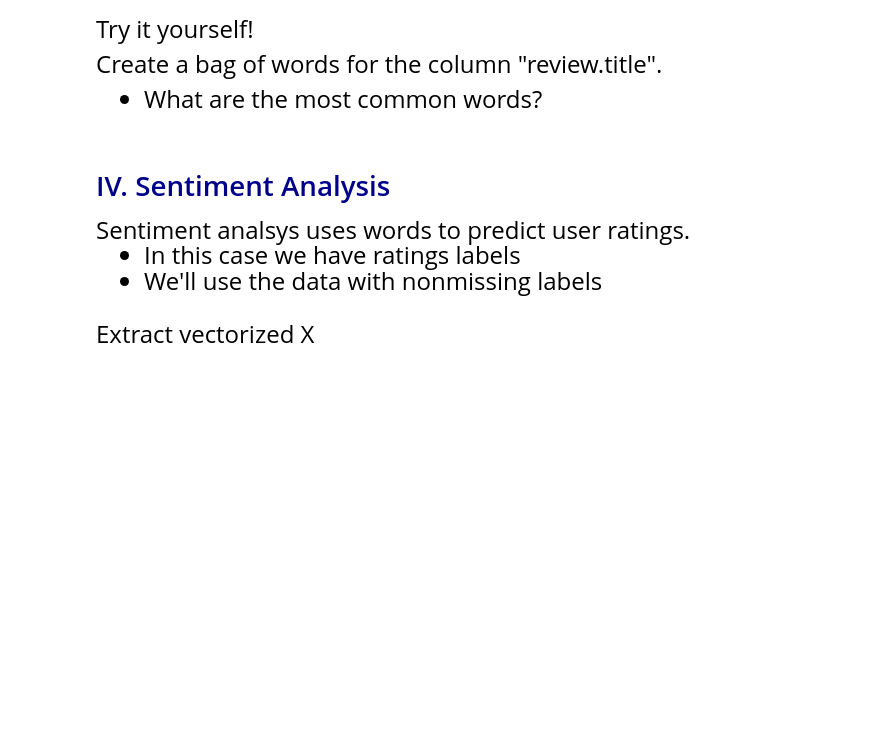
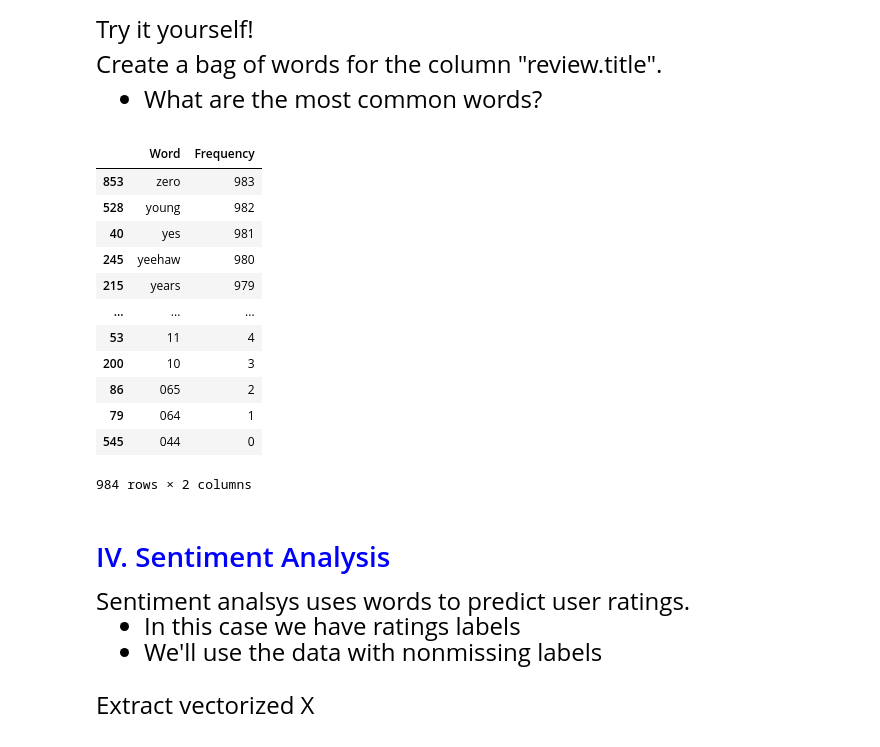
Before and after one commit to amanda-midd/datasci530fall2026, a Jupyter notebook: Lecture 19/Lecture 19 - Text Analysis.ipynb, the cells around one changed output. Drawn from its saved outputs; the diff is of its cells as text; code cells hidden in the pictures; blank space fills up the shorter version.

```diff
--- a/Lecture 19/Lecture 19 - Text Analysis.ipynb
+++ b/Lecture 19/Lecture 19 - Text Analysis.ipynb
@@ -212,5 +207,45 @@ Create a bag of words for the column "review.title".
+# %%
+# Write your own code
+
+review_title = data_nonmissing["reviews.title"]
+
+# First 20 English stop words
+# list(ENGLISH_STOP_WORDS)[0:20]
+stop_words = list(ENGLISH_STOP_WORDS)
+
+# Count vectorizer
+
+# Check for distinct words across all reviews
+word_model = CountVectorizer(min_df=1, # used to filter out words depending  on how often they occur.
+                                      # this only keeps words if they are mentioned at least 1 times
+                       stop_words= stop_words) # Remove any stop words
+word_model.fit(review_title)
+
+# Extract words in vocabulary and frequency
+title_vocabulary = word_model.vocabulary_
+
+# Convert to dataframe
+frequency_title_words  = pd.DataFrame(title_vocabulary.items(),
+                                columns=['Word', 'Frequency'])
+
+# Display sorted dataset
+frequency_title_words.sort_values(by = "Frequency",ascending=False)
+# %% [output]
+|  | Word | Frequency |
+| 853 | zero | 983 |
+| 528 | young | 982 |
+| 40 | yes | 981 |
+| 245 | yeehaw | 980 |
+| 215 | years | 979 |
+| ... | ... | ... |
+| 53 | 11 | 4 |
+| 200 | 10 | 3 |
+| 86 | 065 | 2 |
+| 79 | 064 | 1 |
+| 545 | 044 | 0 |
+984 rows × 2 columns
 # %% [markdown]
-# <span style="color:darkblue"> IV. Sentiment Analysis </span>
+# <span style="color:blue"> IV. Sentiment Analysis </span>
 
 <font size = "5">
 Sentiment analsys uses words to predict user ratings. <br>
```
Also changed, not shown: parts of 14 cells of this notebook, 2 other files.
